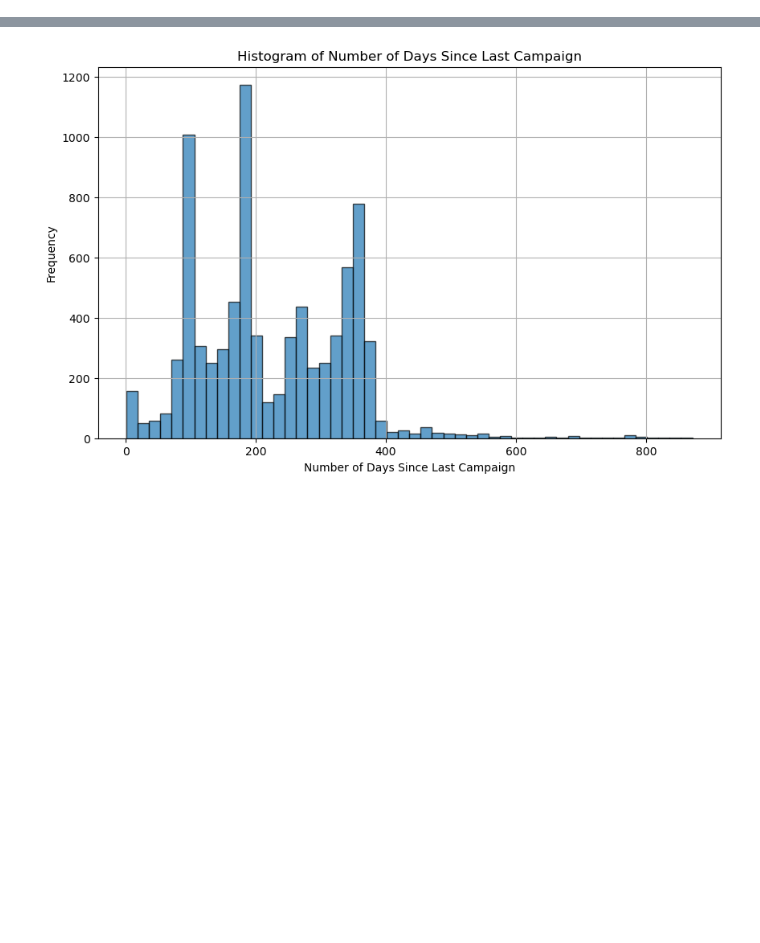
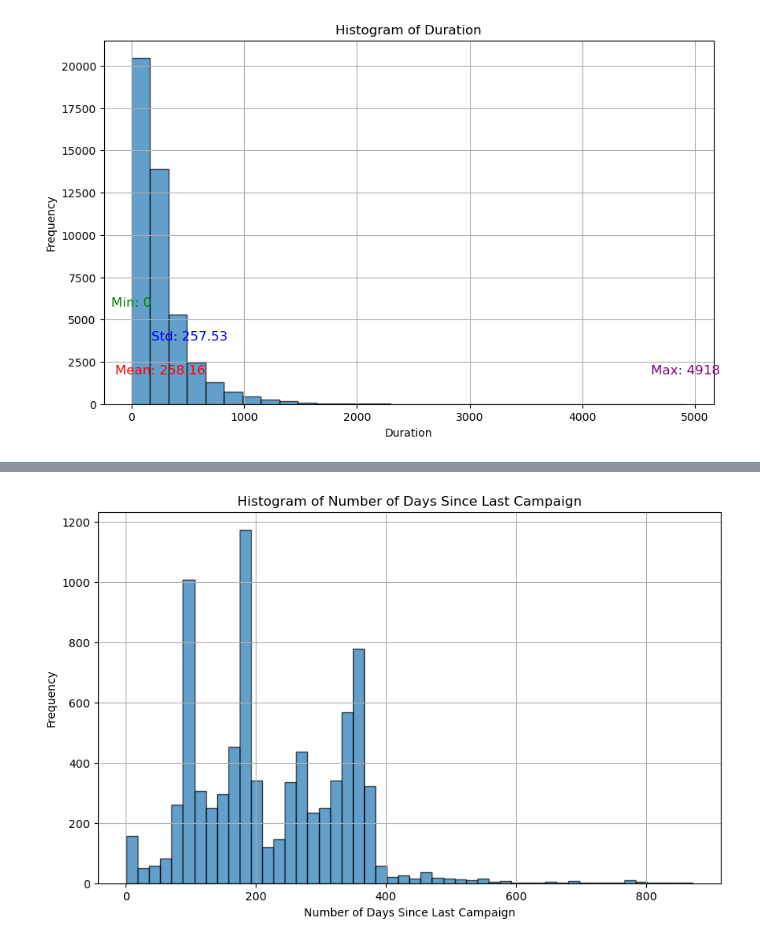
Before and after one commit to briggyx/bank_marketing_analysis, a Jupyter notebook: src/analysis.ipynb, the cells around one changed output, grey strips where cells are left out. Drawn from its saved outputs; the diff is of its cells as text; code cells hidden in the pictures; blank space fills up the shorter version.

```diff
--- a/src/analysis.ipynb
+++ b/src/analysis.ipynb
@@ -93,0 +100,23 @@ plt.show()
+# %%
+mean_duration = df['duration'].mean()
+std_duration = df['duration'].std()
+min_duration = df['duration'].min()
+max_duration = df['duration'].max()
+
+plt.figure(figsize=(10, 6))
+plt.hist(df['duration'], bins=30, edgecolor='k', alpha=0.7)
+plt.title('Histogram of Duration')
+plt.xlabel('Duration')
+plt.ylabel('Frequency')
+plt.grid(True)
+
+plt.text(mean_duration, 2000, f'Mean: {mean_duration:.2f}', fontsize=12, ha='center', va='center', color='red')
+plt.text(mean_duration + std_duration, 4000, f'Std: {std_duration:.2f}', fontsize=12, ha='center', va='center', color='blue')
+plt.text(min_duration, 6000, f'Min: {min_duration}', fontsize=12, ha='center', va='center', color='green')
+plt.text(max_duration, 2000, f'Max: {max_duration}', fontsize=12, ha='center', va='center', color='purple')
+
+plt.savefig('../images/histogram_duration_with_stats.png')
+
+plt.show()
+# %% [output]
+[figure, added]
```
Also changed, not shown: parts of 17 cells of this notebook, 12 other files.
